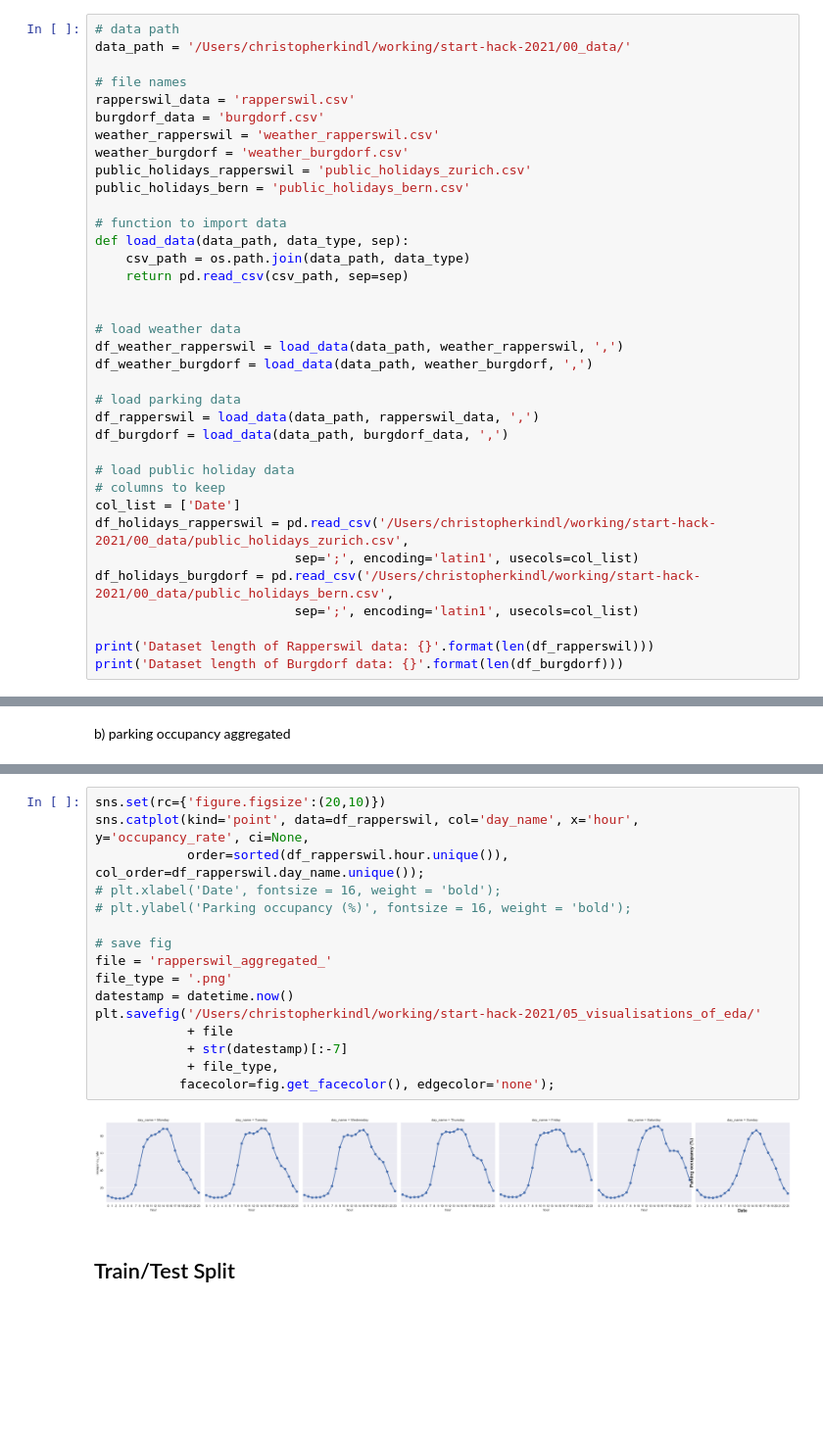
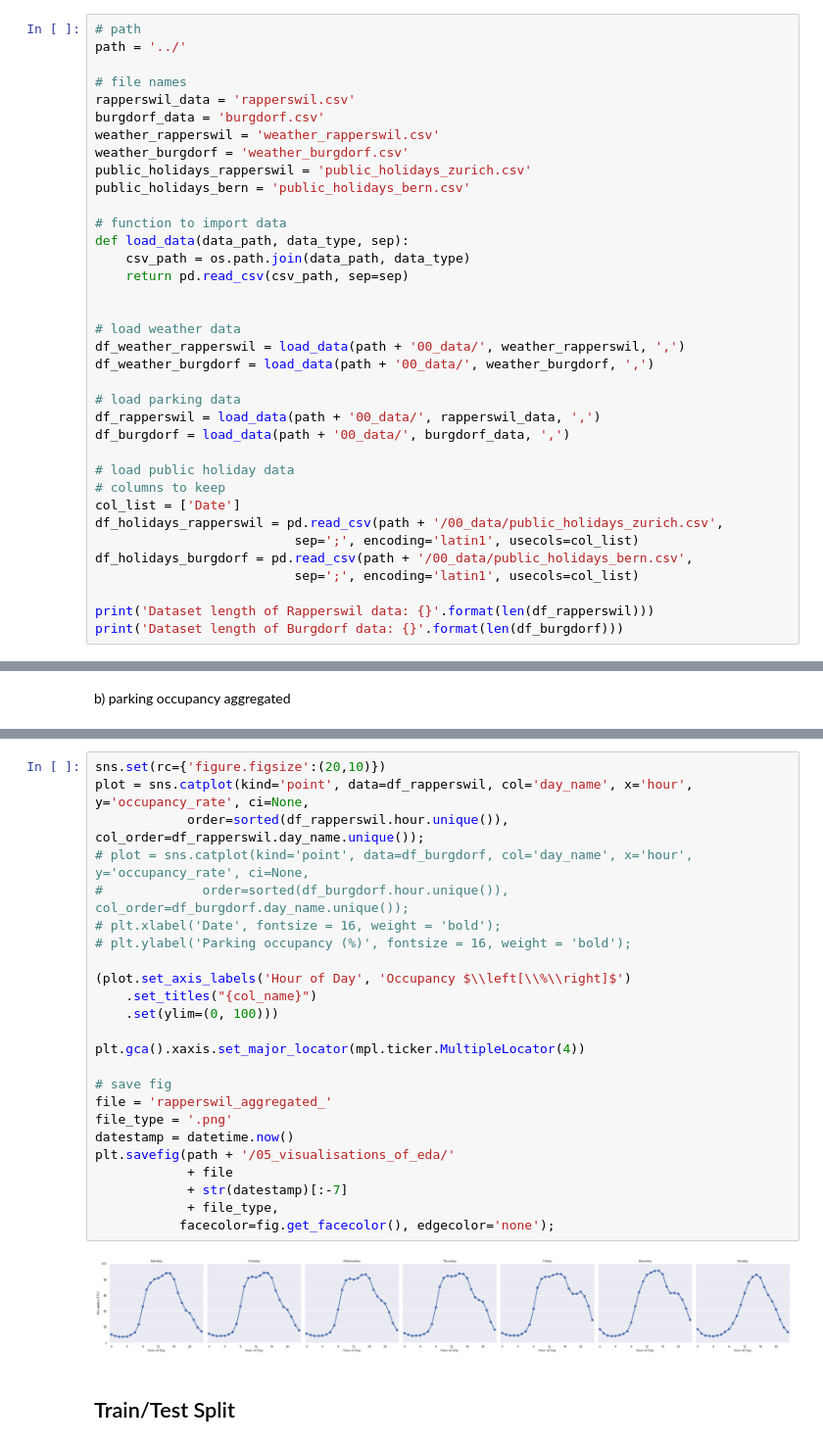
Before and after one commit to christopherkindl/start-hack-2021, a Jupyter notebook: 01_ml/time_series_model.ipynb, the cells around one changed output, grey strips where cells are left out. Shown at 98% size. Saved outputs shown, nothing was run; the diff lists cells and outputs as text; blank space fills up the shorter version.

Commit message:
[MOD] changed path variable; cleaned occupancy plot

```diff
--- a/01_ml/time_series_model.ipynb
+++ b/01_ml/time_series_model.ipynb
@@ -96,8 +96,8 @@ Autosaving every 60 seconds
 # %% [markdown]
 ## Import data
 # %%
-# data path
-data_path = '/Users/christopherkindl/working/start-hack-2021/00_data/'
+# path
+path = '../'
 
 # file names
 rapperswil_data = 'rapperswil.csv'
@@ -114,19 +114,19 @@ def load_data(data_path, data_type, sep):
 
 
 # load weather data
-df_weather_rapperswil = load_data(data_path, weather_rapperswil, ',')
-df_weather_burgdorf = load_data(data_path, weather_burgdorf, ',')
+df_weather_rapperswil = load_data(path + '00_data/', weather_rapperswil, ',')
+df_weather_burgdorf = load_data(path + '00_data/', weather_burgdorf, ',')
 
 # load parking data
-df_rapperswil = load_data(data_path, rapperswil_data, ',')
-df_burgdorf = load_data(data_path, burgdorf_data, ',')
+df_rapperswil = load_data(path + '00_data/', rapperswil_data, ',')
+df_burgdorf = load_data(path + '00_data/', burgdorf_data, ',')
 
 # load public holiday data
 # columns to keep
 col_list = ['Date']
-df_holidays_rapperswil = pd.read_csv('/Users/christopherkindl/working/start-hack-2021/00_data/public_holidays_zurich.csv',
+df_holidays_rapperswil = pd.read_csv(path + '/00_data/public_holidays_zurich.csv',
                           sep=';', encoding='latin1', usecols=col_list)
-df_holidays_burgdorf = pd.read_csv('/Users/christopherkindl/working/start-hack-2021/00_data/public_holidays_bern.csv',
+df_holidays_burgdorf = pd.read_csv(path + '/00_data/public_holidays_bern.csv',
                           sep=';', encoding='latin1', usecols=col_list)
 
 print('Dataset length of Rapperswil data: {}'.format(len(df_rapperswil)))
@@ -519,21 +517,29 @@ b) parking occupancy aggregated
 # %%
 sns.set(rc={'figure.figsize':(20,10)})
-sns.catplot(kind='point', data=df_rapperswil, col='day_name', x='hour', y='occupancy_rate', ci=None,
+plot = sns.catplot(kind='point', data=df_rapperswil, col='day_name', x='hour', y='occupancy_rate', ci=None,
             order=sorted(df_rapperswil.hour.unique()), col_order=df_rapperswil.day_name.unique());
+# plot = sns.catplot(kind='point', data=df_burgdorf, col='day_name', x='hour', y='occupancy_rate', ci=None,
+#             order=sorted(df_burgdorf.hour.unique()), col_order=df_burgdorf.day_name.unique());
 # plt.xlabel('Date', fontsize = 16, weight = 'bold');
 # plt.ylabel('Parking occupancy (%)', fontsize = 16, weight = 'bold');
+
+(plot.set_axis_labels('Hour of Day', 'Occupancy $\\left[\\%\\right]$')
+    .set_titles("{col_name}")
+    .set(ylim=(0, 100)))
+
+plt.gca().xaxis.set_major_locator(mpl.ticker.MultipleLocator(4))
 
 # save fig
 file = 'rapperswil_aggregated_'
 file_type = '.png'
 datestamp = datetime.now()
-plt.savefig('/Users/christopherkindl/working/start-hack-2021/05_visualisations_of_eda/'
+plt.savefig(path + '/05_visualisations_of_eda/'
             + file
             + str(datestamp)[:-7]
             + file_type,
            facecolor=fig.get_facecolor(), edgecolor='none');
 # %% [output]
-[figure, old version]
+[figure, new version]
 # %% [markdown]
 ## Train/Test Split
 # %%
```
Also changed, not shown: parts of 2 cells of this notebook.
